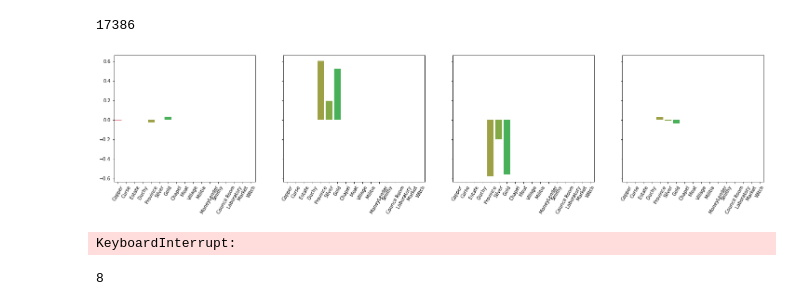
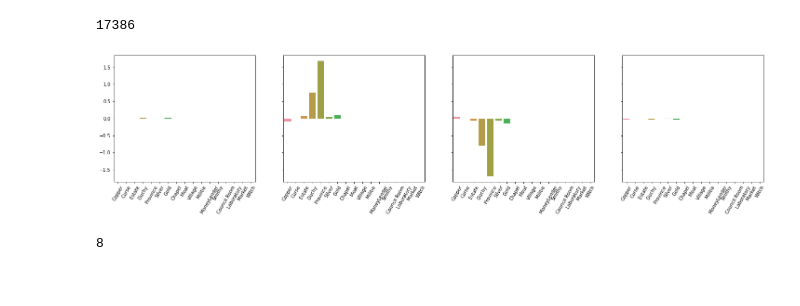
Before and after one commit to SpecificGenerality/PyDominion, a Jupyter notebook: notebooks/mcts_training.ipynb, the cells around one changed output. Saved outputs shown, nothing was run; the diff lists cells and outputs as text; code cells hidden in the pictures.

```diff
--- a/notebooks/mcts_training.ipynb
+++ b/notebooks/mcts_training.ipynb
@@ -38,7 +35,7 @@ default_kingdom = [Chapel, Moat, Village, Militia, Moneylender, Smithy, CouncilR
 # C = lambda x: max(1e-2, min(0.5, 1 / np.sqrt(x)))
 C = lambda x: 1 / np.sqrt(2)
 # C = lambda x: 1
-tree = GameTree(train=True, C=C, selection='ucb1')
+tree = GameTree(train=True, C=C, selection='ucb1', training_start_player=0)
 # %%
 config = GameConfig(sandbox=False, num_players=2, must_include=default_kingdom)
 players = init_players(['UCT', 'DW'], tree=tree, rollout_type='mlog')
@@ -87,28 +84,26 @@ for i, model in warm_model.items():
     cold_model.coef_[0][17:24] = coef[0][7:14]
     cold_model.coef_[0][34:41] = coef[0][14:]
 # %%
-plot_model = agent.rollout.models[8]
+plot_model = agent.rollout.models[1]
 # plot_model = models[8]
 agent_weights = plot_model.coef_[0][17:34]
 opp_weights = plot_model.coef_[0][34:]
 supply_weights = plot_model.coef_[0][:17]
 player_weight_diffs = agent_weights + opp_weights
 cards = list(str(k()) for k in idxs.keys())
 
 f, axes = plt.subplots(1,4, figsize=(25, 5), sharey='all')
 sns.barplot(x=cards, y=supply_weights, ax=axes[0])
 sns.barplot(x=cards, y=agent_weights, ax=axes[1])
 sns.barplot(x=cards, y=opp_weights, ax=axes[2])
 sns.barplot(x=cards, y=player_weight_diffs, ax=axes[3])
 
 for ax in axes:
     ax.set_xticklabels(ax.get_xticklabels(), rotation=60)
 # %% [output]
-[figure, old version]
+[figure, new version]
 # %%
-train_mcts(env=env, tree=tree, epochs=100000, train_epochs_interval=sys.maxsize, save_epochs=10000, path=tree_path, rollout_path=rollout_path)
+train_mcts(env=env, tree=tree, epochs=20000, train_epochs_interval=sys.maxsize, save_epochs=2000, path=tree_path, rollout_path=rollout_path)
-# %% [output]
-KeyboardInterrupt:
 # %%
 tree = GameTree.load(path=tree_path, train=False)
 # %%
```
Also changed, not shown: parts of 2 cells of this notebook, 1 other file.
